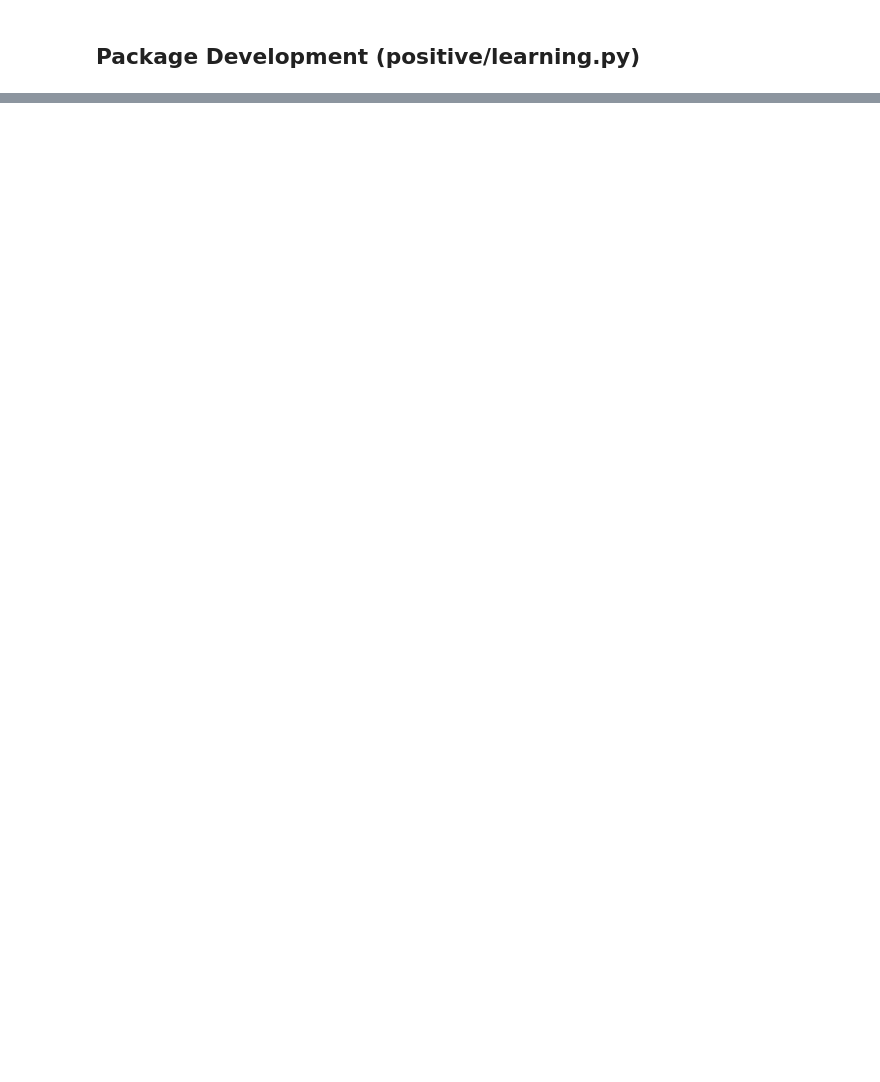
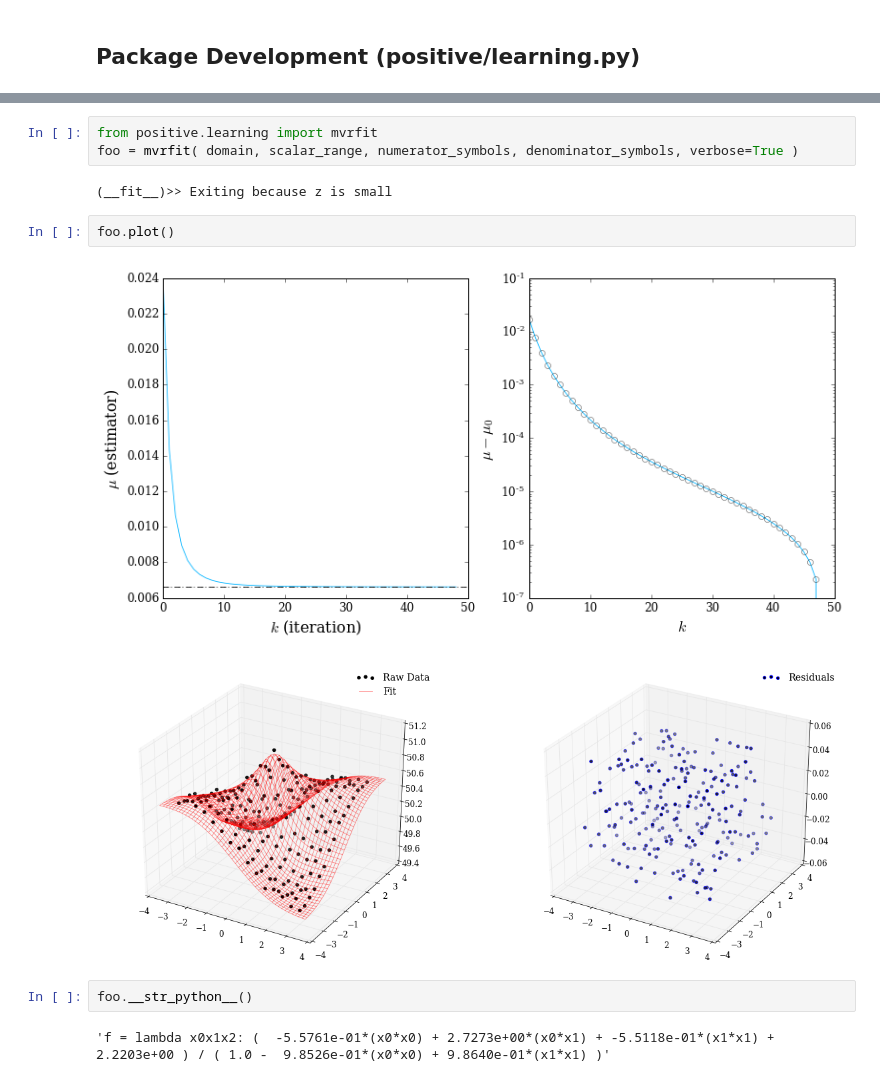
Before and after one commit to llondon6/koalas, a Jupyter notebook: factory/rational.ipynb, the cells around one changed output, grey strips where cells are left out. Cells and saved outputs as stored; diff of their text form; blank space fills up the shorter version.

Commit message:
making mvrfit a class and cleaning up development notebook

```diff
--- a/factory/rational.ipynb
+++ b/factory/rational.ipynb
@@ -307,2 +42,14 @@ legend(frameon=False)
-# %% [markdown]
-##
+# %%
+from positive.learning import mvrfit
+foo = mvrfit( domain, scalar_range, numerator_symbols, denominator_symbols, verbose=True )
+# %% [output]
+(__fit__)>> Exiting because z is small
+# %%
+foo.plot()
+# %% [output]
+[figure, added]
+[figure, added]
+# %%
+foo.__str_python__()
+# %% [output]
+'f = lambda x0x1x2: (  -5.5761e-01*(x0*x0) + 2.7273e+00*(x0*x1) + -5.5118e-01*(x1*x1) + 2.2203e+00 ) / ( 1.0 -  9.8526e-01*(x0*x0) + 9.8640e-01*(x1*x1) )'
```
Also changed, not shown: parts of 3 cells of this notebook, 2 other files.
